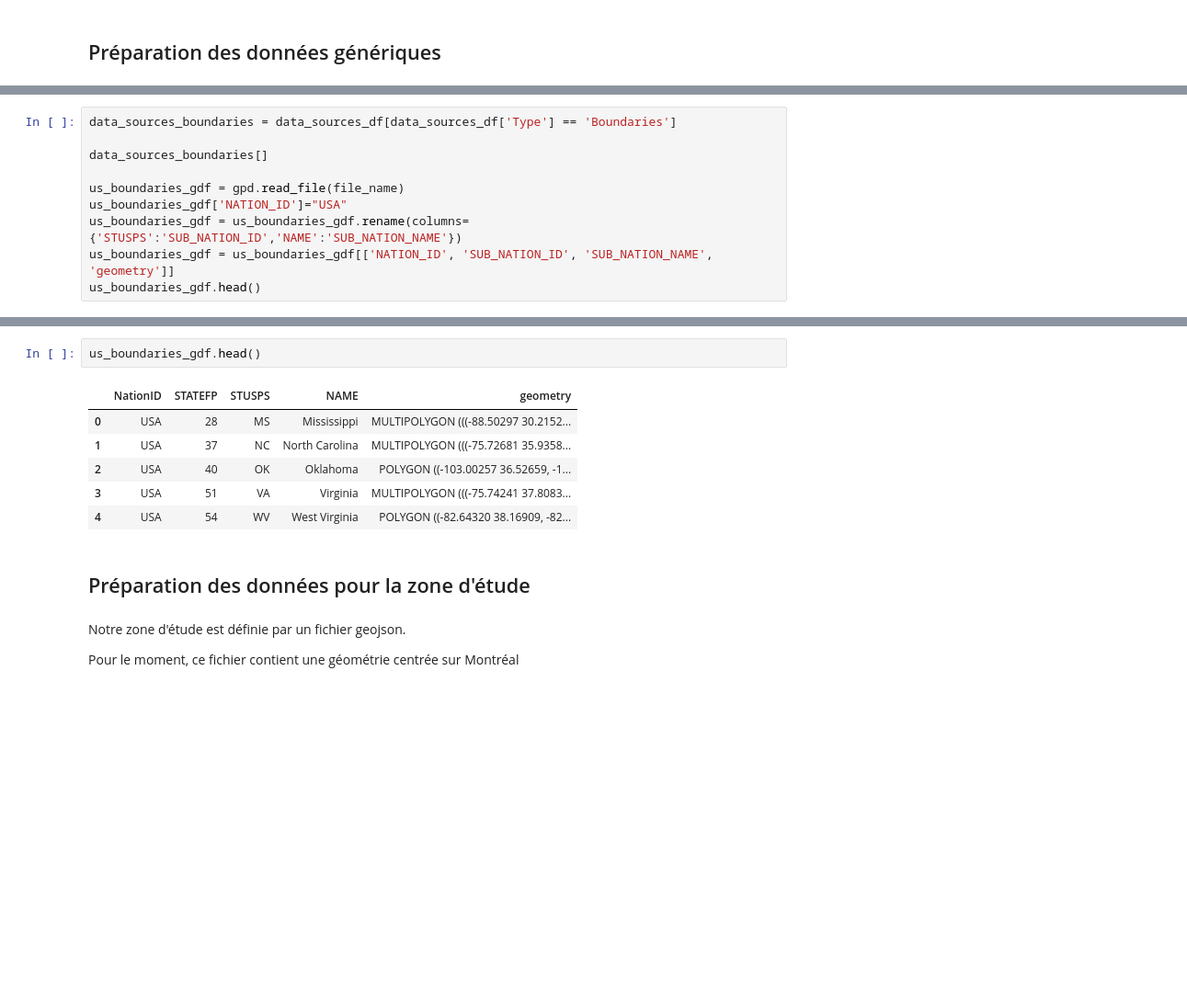
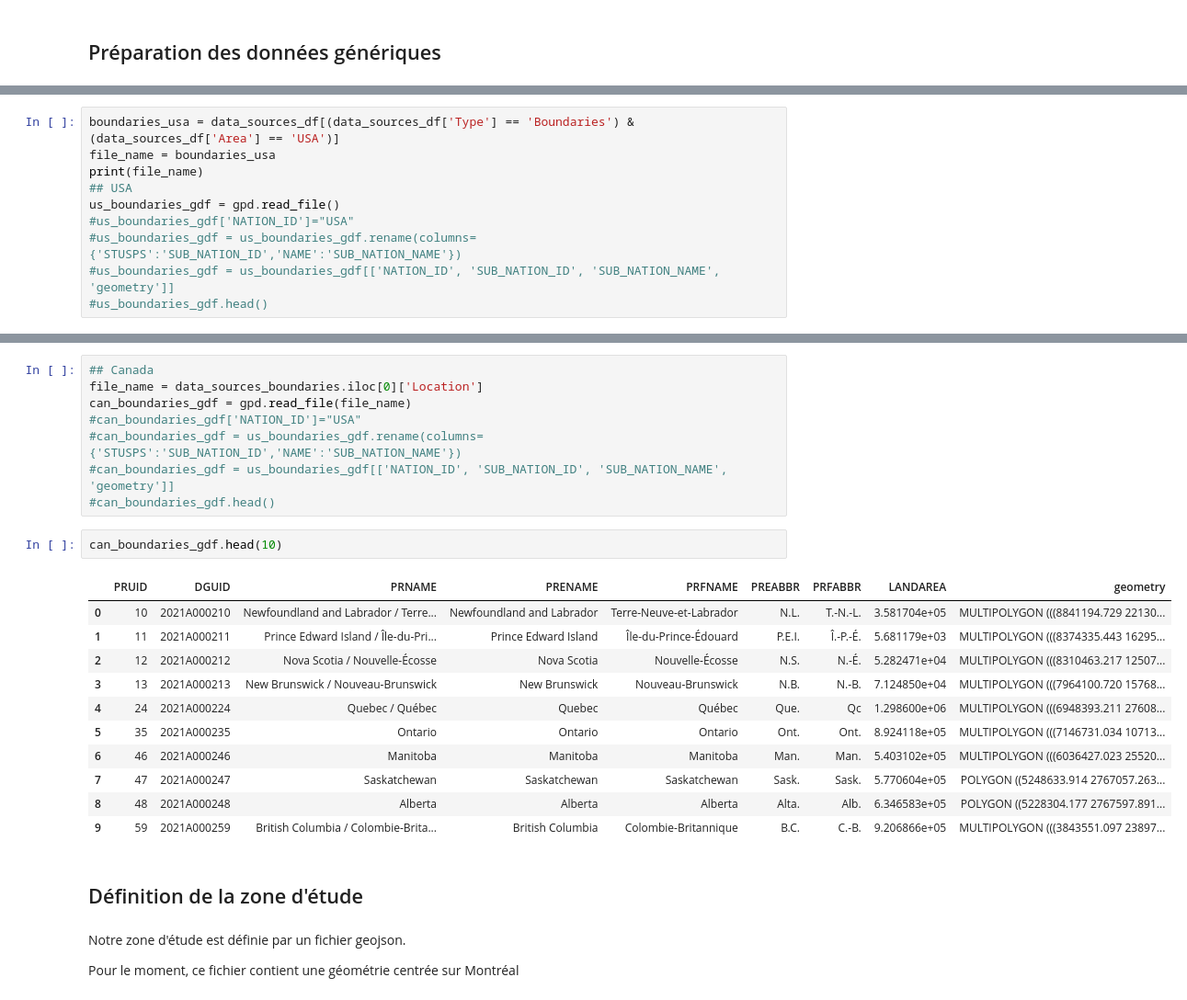
Before and after one commit to BastienBoucherat/geo6149, a Jupyter notebook: geo6149_projet_bastien.ipynb, the cells around one changed output, grey strips where cells are left out. Shown at 92% size. Cells and saved outputs as stored; diff of their text form; blank space fills up the shorter version.

```diff
--- a/geo6149_projet_bastien.ipynb
+++ b/geo6149_projet_bastien.ipynb
@@ -188,11 +171,11 @@ data_sources_df
 # %%
-data_sources_boundaries = data_sources_df[data_sources_df['Type'] == 'Boundaries']
-
-data_sources_boundaries[]
-
-us_boundaries_gdf = gpd.read_file(file_name)
-us_boundaries_gdf['NATION_ID']="USA"
-us_boundaries_gdf = us_boundaries_gdf.rename(columns={'STUSPS':'SUB_NATION_ID','NAME':'SUB_NATION_NAME'})
-us_boundaries_gdf = us_boundaries_gdf[['NATION_ID', 'SUB_NATION_ID', 'SUB_NATION_NAME', 'geometry']]
-us_boundaries_gdf.head()
+boundaries_usa = data_sources_df[(data_sources_df['Type'] == 'Boundaries') & (data_sources_df['Area'] == 'USA')]
+file_name = boundaries_usa
+print(file_name)
+## USA
+us_boundaries_gdf = gpd.read_file()
+#us_boundaries_gdf['NATION_ID']="USA"
+#us_boundaries_gdf = us_boundaries_gdf.rename(columns={'STUSPS':'SUB_NATION_ID','NAME':'SUB_NATION_NAME'})
+#us_boundaries_gdf = us_boundaries_gdf[['NATION_ID', 'SUB_NATION_ID', 'SUB_NATION_NAME', 'geometry']]
+#us_boundaries_gdf.head()
 # %% [output]
@@ -206,14 +183,27 @@ data_sources_boundaries
-# %%
-us_boundaries_gdf.head()
-# %% [output]
-|  | NationID | STATEFP | STUSPS | NAME | geometry |
-| 0 | USA | 28 | MS | Mississippi | MULTIPOLYGON (((-88.50297 30.2152... |
-| 1 | USA | 37 | NC | North Carolina | MULTIPOLYGON (((-75.72681 35.9358... |
-| 2 | USA | 40 | OK | Oklahoma | POLYGON ((-103.00257 36.52659, -1... |
-| 3 | USA | 51 | VA | Virginia | MULTIPOLYGON (((-75.74241 37.8083... |
-| 4 | USA | 54 | WV | West Virginia | POLYGON ((-82.64320 38.16909, -82... |
+# %%
+## Canada
+file_name = data_sources_boundaries.iloc[0]['Location']
+can_boundaries_gdf = gpd.read_file(file_name)
+#can_boundaries_gdf['NATION_ID']="USA"
+#can_boundaries_gdf = us_boundaries_gdf.rename(columns={'STUSPS':'SUB_NATION_ID','NAME':'SUB_NATION_NAME'})
+#can_boundaries_gdf = us_boundaries_gdf[['NATION_ID', 'SUB_NATION_ID', 'SUB_NATION_NAME', 'geometry']]
+#can_boundaries_gdf.head()
+# %%
+can_boundaries_gdf.head(10)
+# %% [output]
+|  | PRUID | DGUID | PRNAME | PRENAME | PRFNAME | PREABBR | PRFABBR | LANDAREA | geometry |
+| 0 | 10 | 2021A000210 | Newfoundland and Labrador / Terre... | Newfoundland and Labrador | Terre-Neuve-et-Labrador | N.L. | T.-N.-L. | 3.581704e+05 | MULTIPOLYGON (((8841194.729 22130... |
+| 1 | 11 | 2021A000211 | Prince Edward Island / Île-du-Pri... | Prince Edward Island | Île-du-Prince-Édouard | P.E.I. | Î.-P.-É. | 5.681179e+03 | MULTIPOLYGON (((8374335.443 16295... |
+| 2 | 12 | 2021A000212 | Nova Scotia / Nouvelle-Écosse | Nova Scotia | Nouvelle-Écosse | N.S. | N.-É. | 5.282471e+04 | MULTIPOLYGON (((8310463.217 12507... |
+| 3 | 13 | 2021A000213 | New Brunswick / Nouveau-Brunswick | New Brunswick | Nouveau-Brunswick | N.B. | N.-B. | 7.124850e+04 | MULTIPOLYGON (((7964100.720 15768... |
+| 4 | 24 | 2021A000224 | Quebec / Québec | Quebec | Québec | Que. | Qc | 1.298600e+06 | MULTIPOLYGON (((6948393.211 27608... |
+| 5 | 35 | 2021A000235 | Ontario | Ontario | Ontario | Ont. | Ont. | 8.924118e+05 | MULTIPOLYGON (((7146731.034 10713... |
+| 6 | 46 | 2021A000246 | Manitoba | Manitoba | Manitoba | Man. | Man. | 5.403102e+05 | MULTIPOLYGON (((6036427.023 25520... |
+| 7 | 47 | 2021A000247 | Saskatchewan | Saskatchewan | Saskatchewan | Sask. | Sask. | 5.770604e+05 | POLYGON ((5248633.914 2767057.263... |
+| 8 | 48 | 2021A000248 | Alberta | Alberta | Alberta | Alta. | Alb. | 6.346583e+05 | POLYGON ((5228304.177 2767597.891... |
+| 9 | 59 | 2021A000259 | British Columbia / Colombie-Brita... | British Columbia | Colombie-Britannique | B.C. | C.-B. | 9.206866e+05 | MULTIPOLYGON (((3843551.097 23897... |
 # %% [markdown]
-## Préparation des données pour la zone d'étude
+## Définition de la zone d'étude
 # %% [markdown]
 Notre zone d'étude est définie par un fichier geojson.
 
```
Also changed, not shown: parts of 7 cells of this notebook.
